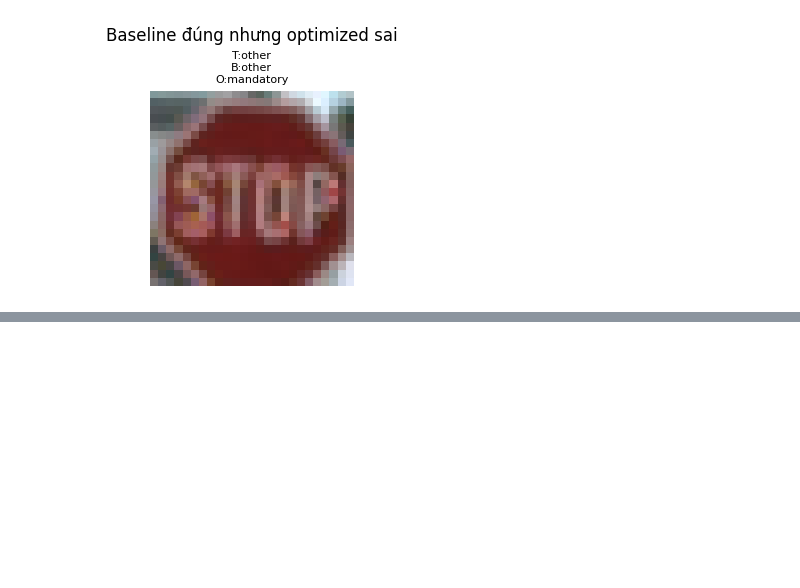
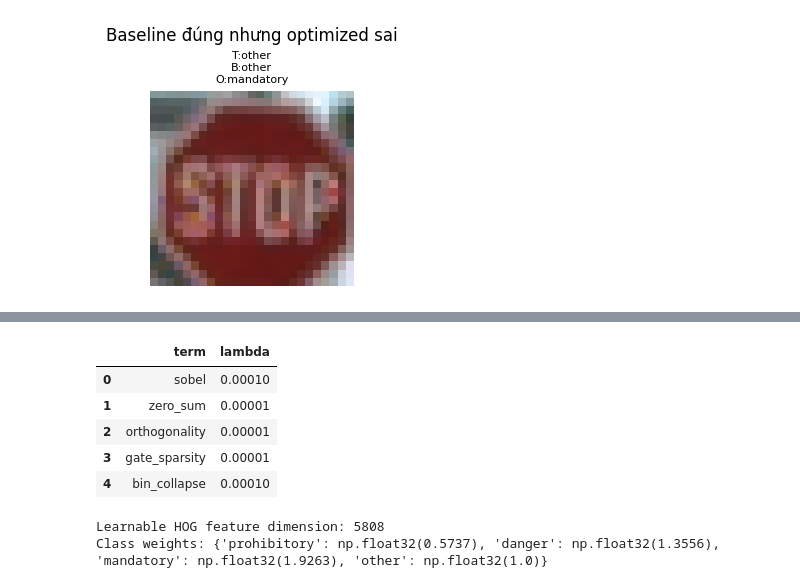
Before and after one commit to Khanggolder/BTL_XLA, a Jupyter notebook: traffic_sign_cv.ipynb, the cells around one changed output, grey strips where cells are left out. Saved outputs shown, nothing was run; the diff lists cells and outputs as text; code cells hidden in the pictures; blank space fills up the shorter version.

```diff
--- a/traffic_sign_cv.ipynb
+++ b/traffic_sign_cv.ipynb
@@ -1444,0 +1750,43 @@ Hướng cải thiện là thêm validation split hoặc cross-validation để
+# %%
+lhog_model = LearnableHOGClassifier(lhog_reference_config, len(GROUP_ORDER)).to(lhog_device)
+
+lhog_train_label_counts = lhog_train_dataset.lhog_df["label_group"].value_counts().reindex(GROUP_ORDER, fill_value=0).astype(np.float32)
+lhog_class_weights_np = lhog_train_label_counts.sum() / (len(GROUP_ORDER) * lhog_train_label_counts.to_numpy(dtype=np.float32))
+lhog_class_weights = torch.as_tensor(lhog_class_weights_np, dtype=torch.float32, device=lhog_device)
+lhog_criterion = nn.CrossEntropyLoss(weight=lhog_class_weights)
+
+lhog_classifier_params = list(lhog_model.lhog_classifier.parameters())
+lhog_bin_params = [lhog_model.lhog_layer.bin_matrix, lhog_model.lhog_layer.lhog_concentration_raw, lhog_model.lhog_layer.lhog_gate_logit]
+lhog_gradient_params = [lhog_model.lhog_layer.lhog_gradient_kernel]
+lhog_optimizer = torch.optim.AdamW([
+    {"params": lhog_classifier_params, "lr": 1e-3, "weight_decay": 1e-4},
+    {"params": lhog_bin_params, "lr": 2e-4, "weight_decay": 1e-5},
+    {"params": lhog_gradient_params, "lr": 1e-4, "weight_decay": 1e-5},
+])
+lhog_scheduler = torch.optim.lr_scheduler.ReduceLROnPlateau(lhog_optimizer, mode="max", factor=0.5, patience=3)
+
+lhog_lambda_sobel = 1e-4
+lhog_lambda_zero = 1e-5
+lhog_lambda_orth = 1e-5
+lhog_lambda_gate = 1e-5
+lhog_lambda_bin = 1e-4
+
+lhog_regularization_lambdas = pd.DataFrame([
+    {"term": "sobel", "lambda": lhog_lambda_sobel},
+    {"term": "zero_sum", "lambda": lhog_lambda_zero},
+    {"term": "orthogonality", "lambda": lhog_lambda_orth},
+    {"term": "gate_sparsity", "lambda": lhog_lambda_gate},
+    {"term": "bin_collapse", "lambda": lhog_lambda_bin},
+])
+display(lhog_regularization_lambdas)
+print(f"Learnable HOG feature dimension: {lhog_model.lhog_layer.lhog_feature_dim}")
+print("Class weights:", dict(zip(GROUP_ORDER, lhog_class_weights.detach().cpu().numpy().round(4))))
+# %% [output]
+|  | term | lambda |
+| 0 | sobel | 0.00010 |
+| 1 | zero_sum | 0.00001 |
+| 2 | orthogonality | 0.00001 |
+| 3 | gate_sparsity | 0.00001 |
+| 4 | bin_collapse | 0.00010 |
+Learnable HOG feature dimension: 5808
+Class weights: {'prohibitory': np.float32(0.5737), 'danger': np.float32(1.3556), 'mandatory': np.float32(1.9263), 'other': np.float32(1.0)}
```
Also changed, not shown: parts of 19 cells of this notebook, 1 other file.
